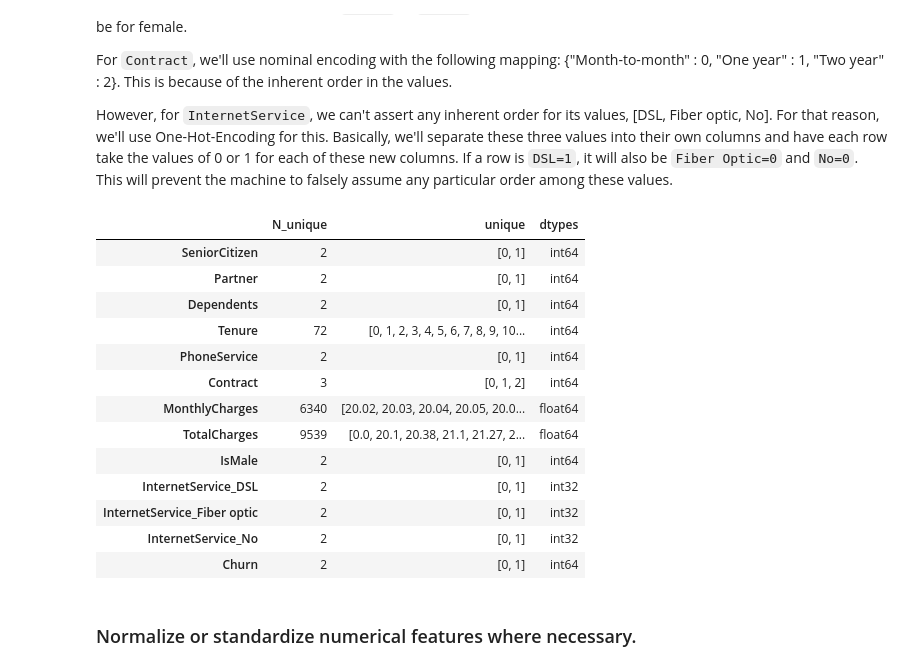
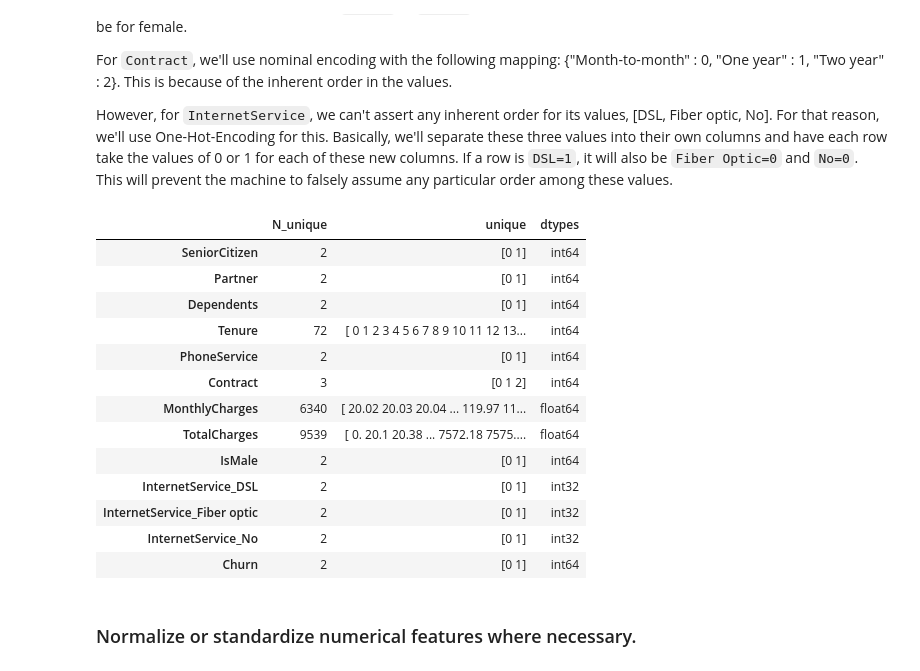
Before and after one commit to RomandRapido/DSC1107_Wrangling, a Jupyter notebook: SA1_Lansangan/SA1_Lansangan.ipynb, the cells around one changed output. Drawn from its saved outputs; the diff is of its cells as text; code cells hidden in the pictures.

```diff
--- a/SA1_Lansangan/SA1_Lansangan.ipynb
+++ b/SA1_Lansangan/SA1_Lansangan.ipynb
@@ -17,3 +12,18 @@ import seaborn as sns
+# %%
+import pandas as pd
+import numpy as np
+import matplotlib.pyplot as plt
+import seaborn as sns
+from IPython.display import display, HTML
+
+display(HTML("<style>.jp-OutputArea-output img { display: block; margin-left: auto; margin-right: auto; }</style>"))
+plt.show()
+
+def display_table(table):
+    display(table.style.set_table_styles([
+        {'selector': 'th', 'props': [('text-align', 'center')]},
+        {'selector': 'td', 'props': [('text-align', 'center')]}
+    ]))
 # %%
 df = pd.read_csv("customer_churn.csv", index_col="CustomerID")
 print("Shape:", df.shape)
@@ -291,47 +310,47 @@ def codify(X, transformer):
             "Month-to-month": 0,
             "One year": 1,
             "Two year": 2
         })
 
     # One hot encoding
     if "InternetService" in df_coded.columns:
         df_coded = pd.get_dummies(df_coded, columns=['InternetService'], dtype=int)
 
     return df_coded
 
 @add_transformations(codify)
 class CodingTransformer(BaseEstimator, TransformerMixin):
     def __init__(self, name="coding_transformer"):
         self.name = name
 
     def fit(self, X, y=None):
         return self
 
 a = CodingTransformer()
 a.fit(X=X)
 
 y_coded = y.map({"No": 0, "Yes": 1})
 X_coded = a.transform(X)
 
 df_coded = pd.concat([X_coded,y_coded], axis=1)
 unique_df_coded = pd.concat([df_coded.nunique(), df_coded.agg(np.unique), df_coded.dtypes], axis=1)
 unique_df_coded.rename(columns={0: "N_unique", 1 : "unique", 2: "dtypes"}, inplace=True)
-unique_df_coded
+display_table(unique_df_coded)
 # %% [output]
 |  | N_unique | unique | dtypes |
-| SeniorCitizen | 2 | [0, 1] | int64 |
-| Partner | 2 | [0, 1] | int64 |
-| Dependents | 2 | [0, 1] | int64 |
-| Tenure | 72 | [0, 1, 2, 3, 4, 5, 6, 7, 8, 9, 10... | int64 |
-| PhoneService | 2 | [0, 1] | int64 |
-| Contract | 3 | [0, 1, 2] | int64 |
-| MonthlyCharges | 6340 | [20.02, 20.03, 20.04, 20.05, 20.0... | float64 |
-| TotalCharges | 9539 | [0.0, 20.1, 20.38, 21.1, 21.27, 2... | float64 |
-| IsMale | 2 | [0, 1] | int64 |
-| InternetService_DSL | 2 | [0, 1] | int32 |
-| InternetService_Fiber optic | 2 | [0, 1] | int32 |
-| InternetService_No | 2 | [0, 1] | int32 |
-| Churn | 2 | [0, 1] | int64 |
+| SeniorCitizen | 2 | [0 1] | int64 |
+| Partner | 2 | [0 1] | int64 |
+| Dependents | 2 | [0 1] | int64 |
+| Tenure | 72 | [ 0 1 2 3 4 5 6 7 8 9 10 11 12 13... | int64 |
+| PhoneService | 2 | [0 1] | int64 |
+| Contract | 3 | [0 1 2] | int64 |
+| MonthlyCharges | 6340 | [ 20.02 20.03 20.04 ... 119.97 11... | float64 |
+| TotalCharges | 9539 | [ 0. 20.1 20.38 ... 7572.18 7575.... | float64 |
+| IsMale | 2 | [0 1] | int64 |
+| InternetService_DSL | 2 | [0 1] | int32 |
+| InternetService_Fiber optic | 2 | [0 1] | int32 |
+| InternetService_No | 2 | [0 1] | int32 |
+| Churn | 2 | [0 1] | int64 |
 # %% [markdown]
 ### Normalize or standardize numerical features where necessary.
 # %%
```
Also changed, not shown: parts of 30 cells of this notebook, 1 other file.
